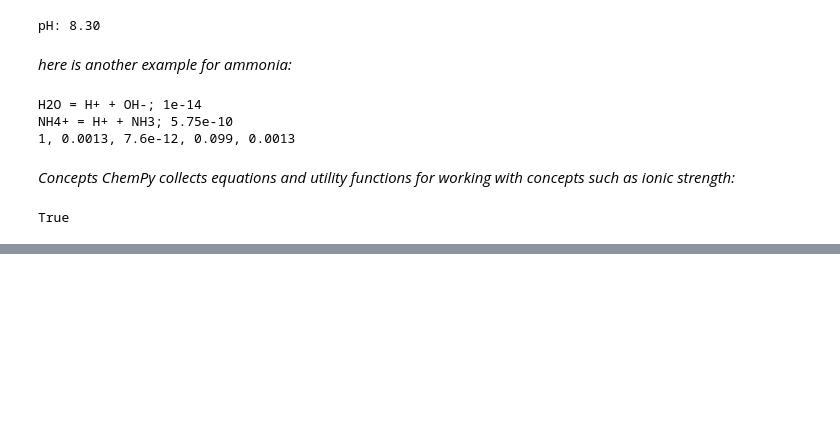
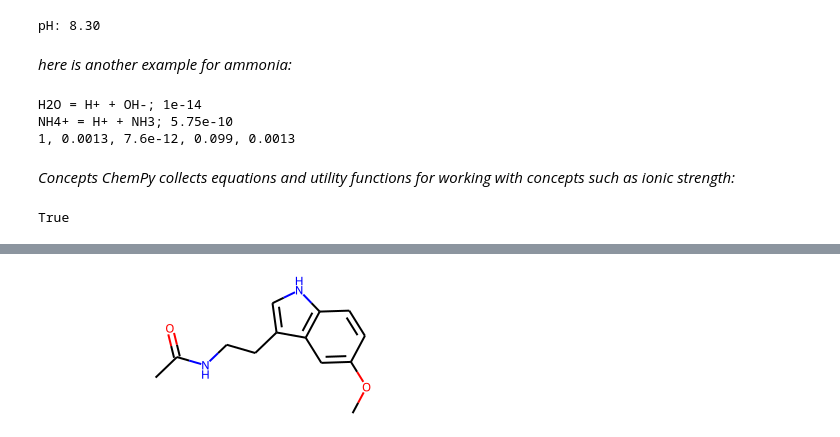
Before and after one commit to mouse-rider/Chemistry_vlab, a Jupyter notebook: Chemistry_Vlab.ipynb, the cells around one changed output, grey strips where cells are left out. Drawn from its saved outputs; the diff is of its cells as text; code cells hidden in the pictures; blank space fills up the shorter version.

Commit message:
chem v lab

```diff
--- a/Chemistry_Vlab.ipynb
+++ b/Chemistry_Vlab.ipynb
@@ -248,0 +265,6 @@ True
+# %%
+kishore = Chem.MolFromSmiles('CC(=O)NCCC1=CNc2c1cc(OC)cc2')
+# %%
+kishore
+# %% [output]
+[figure, added]
```
Also changed, not shown: parts of 12 cells of this notebook.
